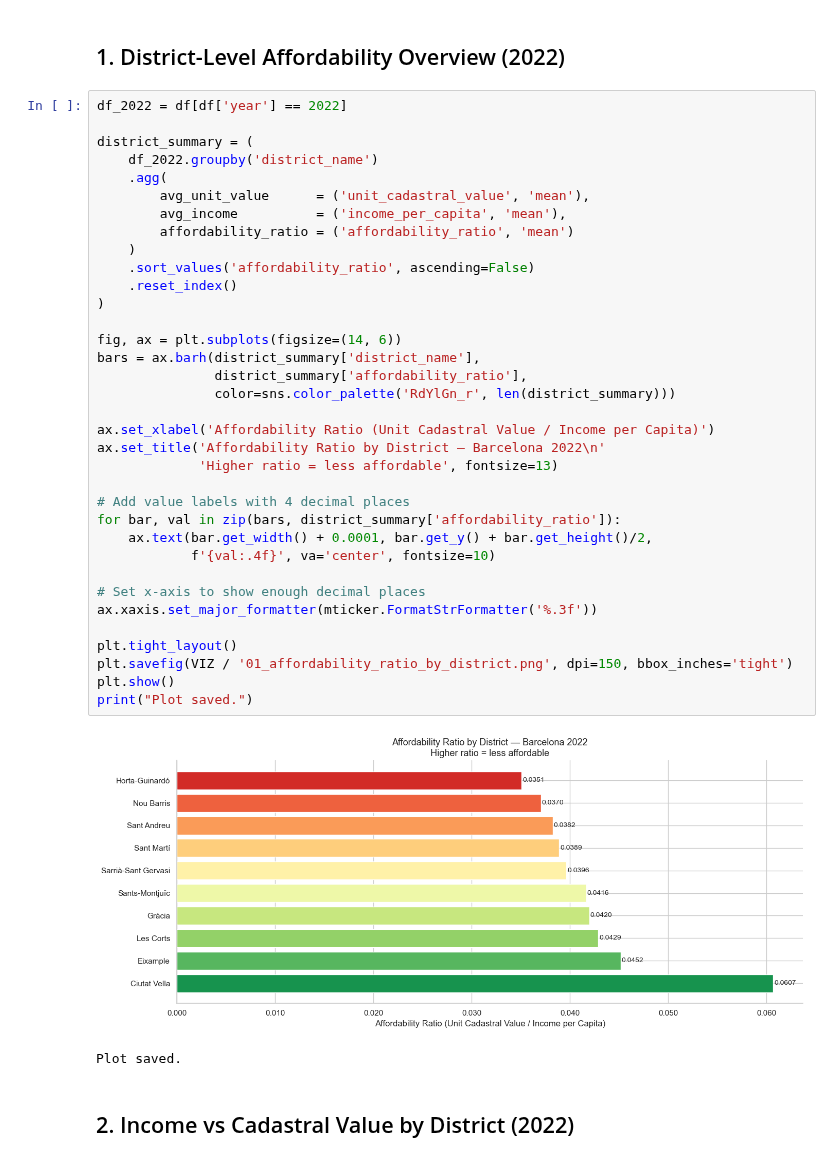
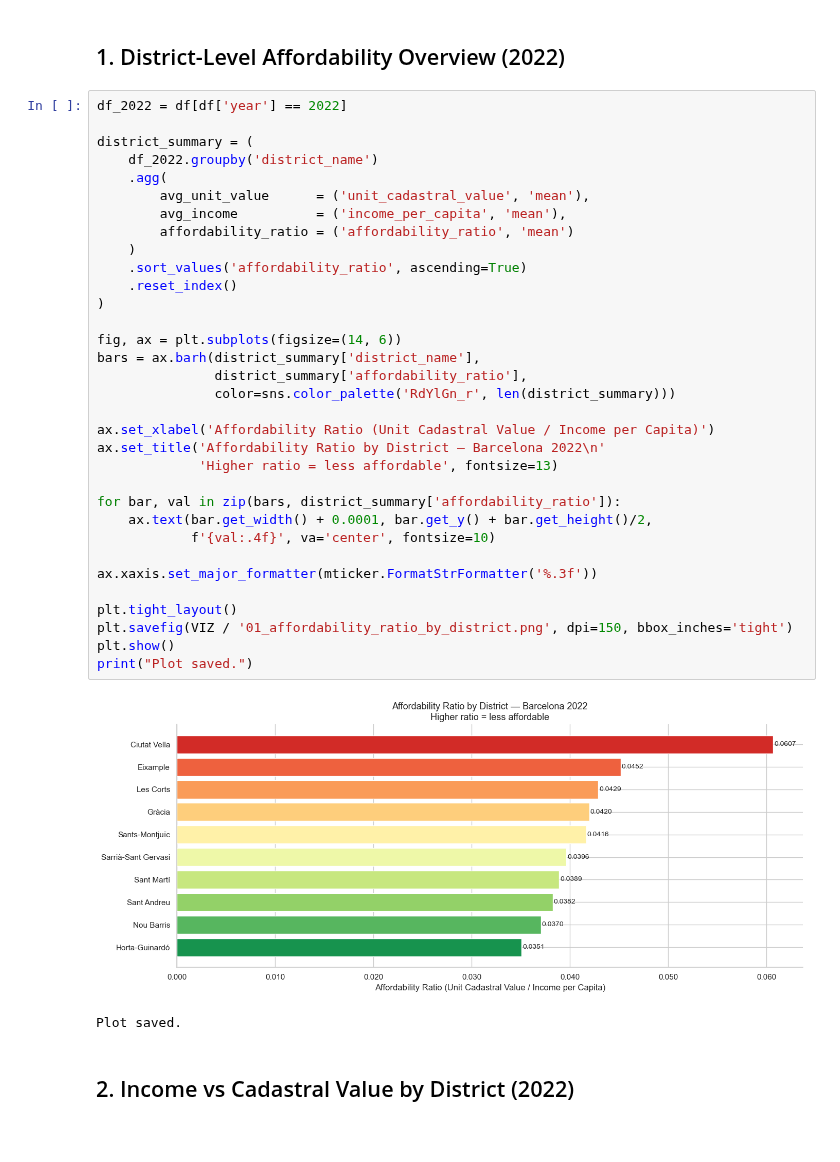
Before and after one commit to oscarrhdatascience/barcelona-housing-affordability-analysis, a Jupyter notebook: notebooks/03_affordability_analysis.ipynb, the cells around one changed output. Cells and saved outputs as stored; diff of their text form.

Commit message:
Fix affordability ratio chart colours and ordering

```diff
--- a/notebooks/03_affordability_analysis.ipynb
+++ b/notebooks/03_affordability_analysis.ipynb
@@ -53,37 +53,35 @@ df_2022 = df[df['year'] == 2022]
 district_summary = (
     df_2022.groupby('district_name')
     .agg(
         avg_unit_value      = ('unit_cadastral_value', 'mean'),
         avg_income          = ('income_per_capita', 'mean'),
         affordability_ratio = ('affordability_ratio', 'mean')
     )
-    .sort_values('affordability_ratio', ascending=False)
+    .sort_values('affordability_ratio', ascending=True)
     .reset_index()
 )
 
 fig, ax = plt.subplots(figsize=(14, 6))
 bars = ax.barh(district_summary['district_name'],
                district_summary['affordability_ratio'],
                color=sns.color_palette('RdYlGn_r', len(district_summary)))
 
 ax.set_xlabel('Affordability Ratio (Unit Cadastral Value / Income per Capita)')
 ax.set_title('Affordability Ratio by District — Barcelona 2022\n'
              'Higher ratio = less affordable', fontsize=13)
 
-# Add value labels with 4 decimal places
 for bar, val in zip(bars, district_summary['affordability_ratio']):
     ax.text(bar.get_width() + 0.0001, bar.get_y() + bar.get_height()/2,
             f'{val:.4f}', va='center', fontsize=10)
 
-# Set x-axis to show enough decimal places
 ax.xaxis.set_major_formatter(mticker.FormatStrFormatter('%.3f'))
 
 plt.tight_layout()
 plt.savefig(VIZ / '01_affordability_ratio_by_district.png', dpi=150, bbox_inches='tight')
 plt.show()
 print("Plot saved.")
 # %% [output]
-[figure, old version]
+[figure, new version]
 Plot saved.
 # %% [markdown]
 ## 2. Income vs Cadastral Value by District (2022)
```
Also changed, not shown: 1 other file.
